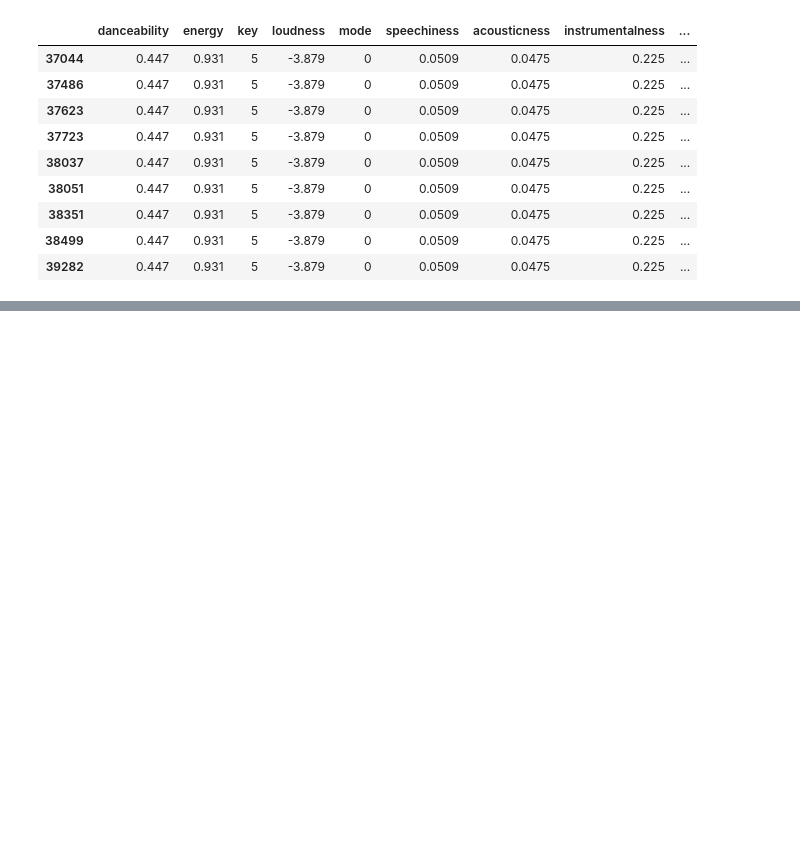
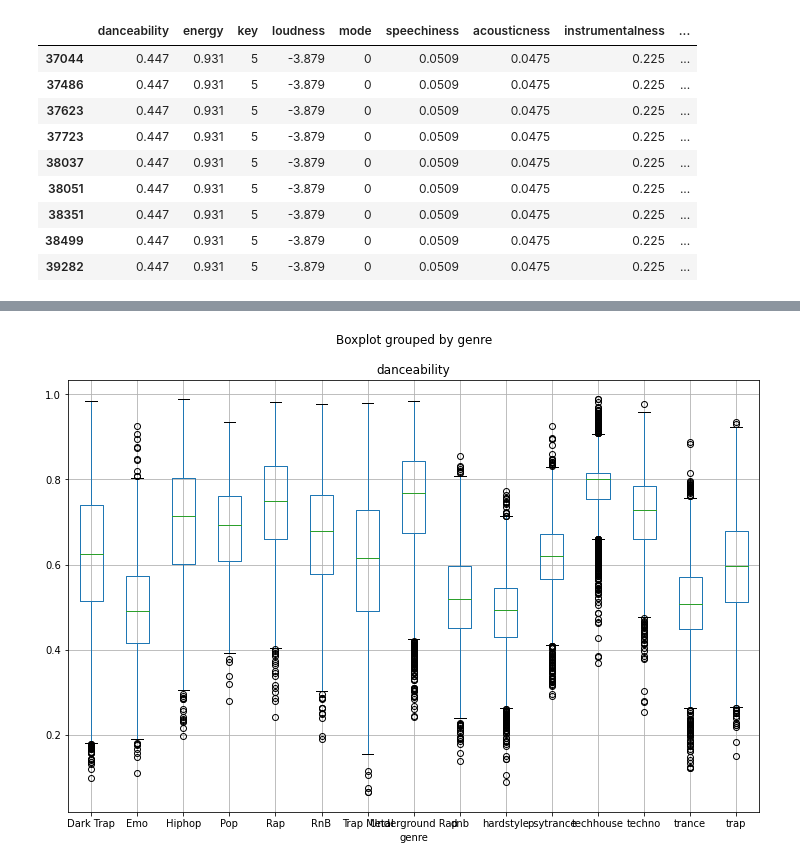
Before and after one commit to SYusupov/Spotify_Songs_Classification, a Jupyter notebook: exploring.ipynb, the cells around one changed output, grey strips where cells are left out. Cells and saved outputs as stored; diff of their text form; code cells hidden in the pictures; blank space fills up the shorter version.

```diff
--- a/exploring.ipynb
+++ b/exploring.ipynb
@@ -166,0 +277,6 @@ df1 = df1.drop_duplicates(subset=['id'])
+# %%
+df1.boxplot(column='danceability',
+                   by='genre',
+                   figsize=(12,8));
+# %% [output]
+[figure, added]
```
Also changed, not shown: parts of 24 cells of this notebook, 1 other file.
